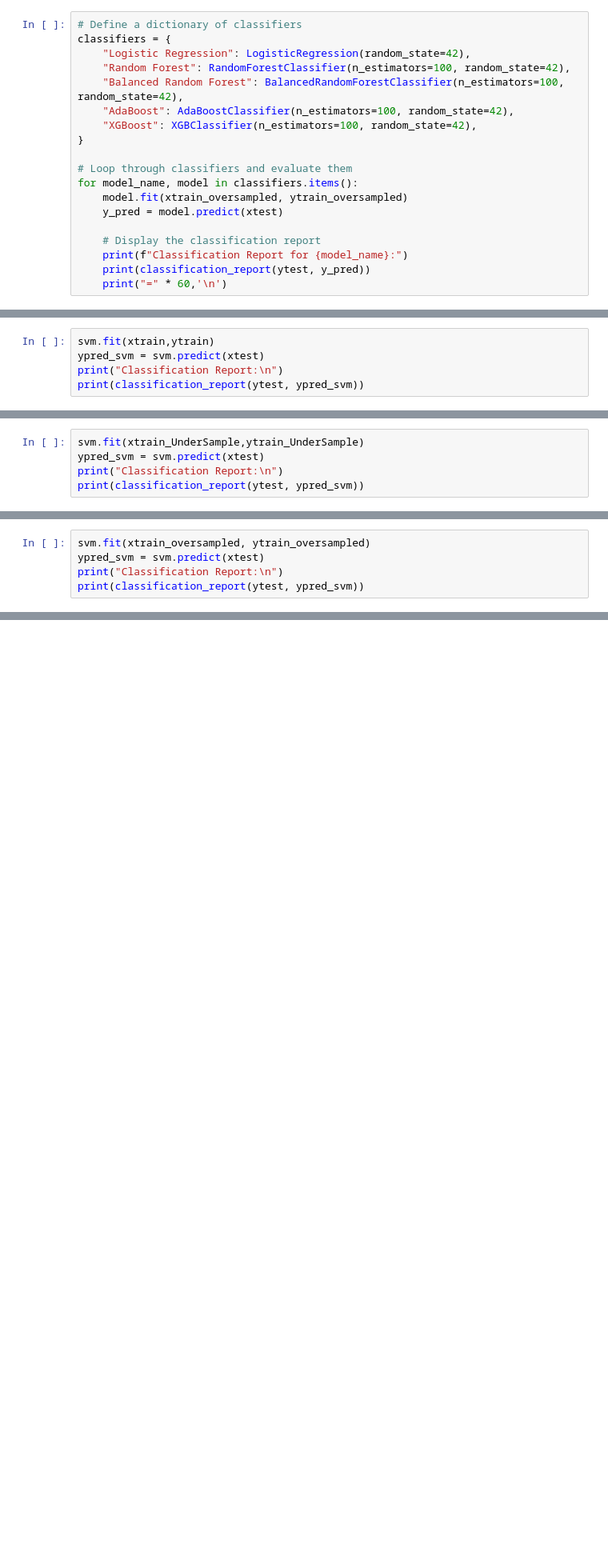
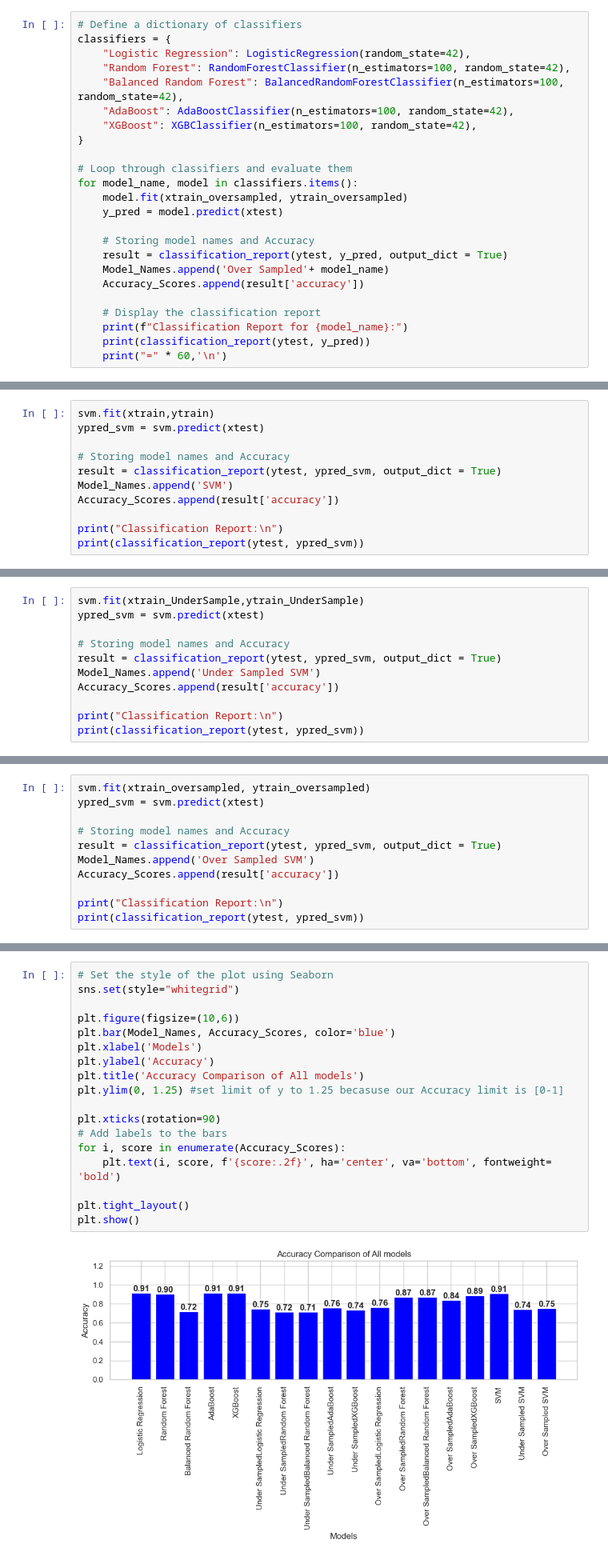
Before and after one commit to asayem172153/Heart-disease-Classify, a Jupyter notebook: Heart Disease.ipynb, the cells around one changed output, grey strips where cells are left out. Shown: that part at 80% size. Saved outputs shown, nothing was run; the diff lists cells and outputs as text; blank space fills up the shorter version.

Commit message:
bar plot added

```diff
--- a/Heart Disease.ipynb
+++ b/Heart Disease.ipynb
@@ -252,6 +299,11 @@ for model_name, model in classifiers.items():
     model.fit(xtrain_oversampled, ytrain_oversampled)
     y_pred = model.predict(xtest)
 
+    # Storing model names and Accuracy
+    result = classification_report(ytest, y_pred, output_dict = True)
+    Model_Names.append('Over Sampled'+ model_name)
+    Accuracy_Scores.append(result['accuracy'])
+
     # Display the classification report
     print(f"Classification Report for {model_name}:")
     print(classification_report(ytest, y_pred))
@@ -283,6 +335,12 @@ svm = SVC(kernel='linear', C=1.0)
 # %%
 svm.fit(xtrain,ytrain)
 ypred_svm = svm.predict(xtest)
+
+# Storing model names and Accuracy
+result = classification_report(ytest, ypred_svm, output_dict = True)
+Model_Names.append('SVM')
+Accuracy_Scores.append(result['accuracy'])
+
 print("Classification Report:\n")
 print(classification_report(ytest, ypred_svm))
 # %% [output]
@@ -301,6 +359,12 @@ weighted avg       0.83      0.91      0.87     63959
 # %%
 svm.fit(xtrain_UnderSample,ytrain_UnderSample)
 ypred_svm = svm.predict(xtest)
+
+# Storing model names and Accuracy
+result = classification_report(ytest, ypred_svm, output_dict = True)
+Model_Names.append('Under Sampled SVM')
+Accuracy_Scores.append(result['accuracy'])
+
 print("Classification Report:\n")
 print(classification_report(ytest, ypred_svm))
 # %% [output]
@@ -319,6 +383,12 @@ weighted avg       0.91      0.74      0.80     63959
 # %%
 svm.fit(xtrain_oversampled, ytrain_oversampled)
 ypred_svm = svm.predict(xtest)
+
+# Storing model names and Accuracy
+result = classification_report(ytest, ypred_svm, output_dict = True)
+Model_Names.append('Over Sampled SVM')
+Accuracy_Scores.append(result['accuracy'])
+
 print("Classification Report:\n")
 print(classification_report(ytest, ypred_svm))
 # %% [output]
@@ -334,0 +407,20 @@ weighted avg       0.90      0.75      0.80     63959
+# %%
+# Set the style of the plot using Seaborn
+sns.set(style="whitegrid")
+
+plt.figure(figsize=(10,6))
+plt.bar(Model_Names, Accuracy_Scores, color='blue')
+plt.xlabel('Models')
+plt.ylabel('Accuracy')
+plt.title('Accuracy Comparison of All models')
+plt.ylim(0, 1.25) #set limit of y to 1.25 becasuse our Accuracy limit is [0-1]
+
+plt.xticks(rotation=90)
+# Add labels to the bars
+for i, score in enumerate(Accuracy_Scores):
+    plt.text(i, score, f'{score:.2f}', ha='center', va='bottom', fontweight= 'bold')
+
+plt.tight_layout()
+plt.show()
+# %% [output]
+[figure, added]
```
Also changed, not shown: parts of 10 cells of this notebook.
